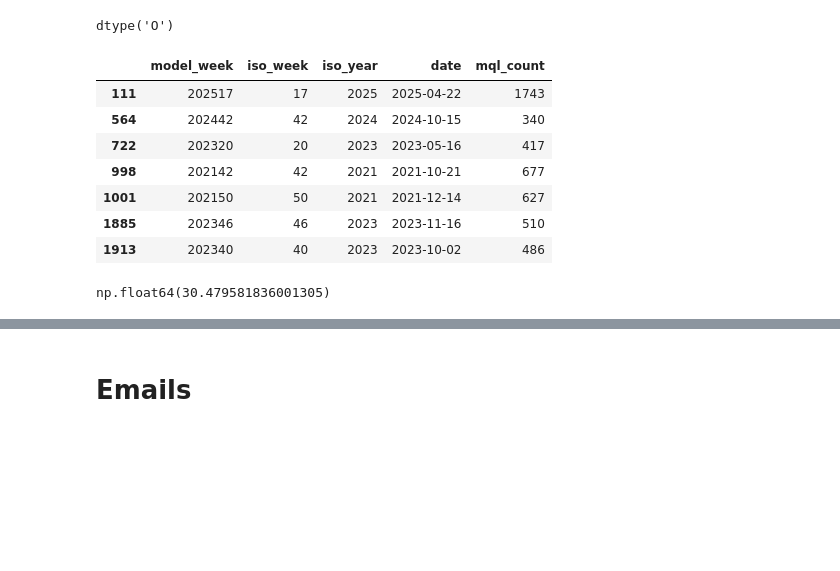
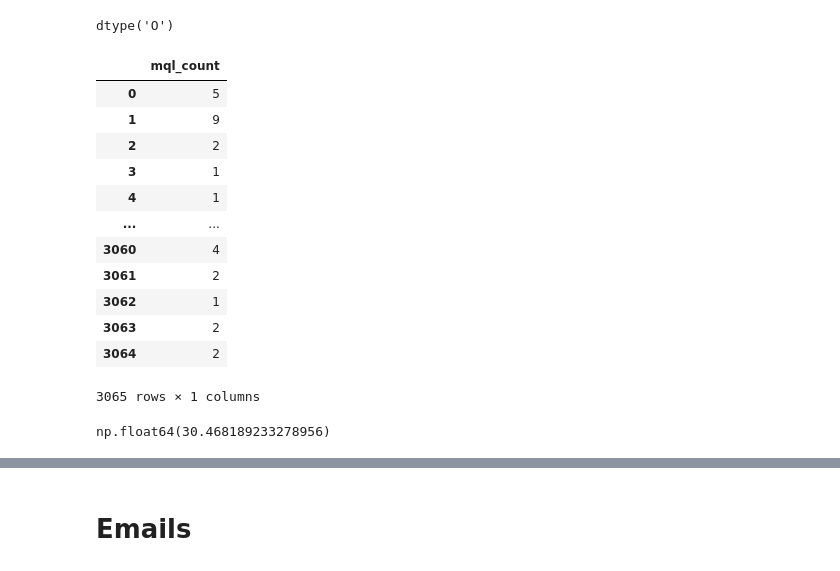
Before and after one commit to claire-danaher-dept/impact-mmm, a Jupyter notebook: dataReview.ipynb, the cells around one changed output, grey strips where cells are left out. Cells and saved outputs as stored; diff of their text form; code cells hidden in the pictures; blank space fills up the shorter version.

```diff
--- a/dataReview.ipynb
+++ b/dataReview.ipynb
@@ -26,9 +23,9 @@ import numpy as np
 # %% [markdown]
 # Code
 # %%
-folder_path = "data/usaonlyanalysis"
-filenames = os.listdir(folder_path)
-print(filenames)
-for i in range(0, len(filenames)):
-    print(filenames[i])
-    print(i)
+# folder_path = "data/usaonlyanalysis"
+# filenames = os.listdir(folder_path)
+# print(filenames)
+# for i in range(0, len(filenames)):
+#     print(filenames[i])
+#     print(i)
@@ -58,7 +37,8 @@ linkedIn_raw = pd.read_csv(folder_path + '/' + 'Impact_ Linkedin Ads Overview Re
 paidgifting_raw = pd.read_csv(folder_path + '/' +  'paid_Gifting.csv')
 fb_raw = pd.read_csv(folder_path + '/' + 'Impact_ Facebook Ads Overview Report_NA - D_W_M + Creatives_Table.csv')
 events_raw = pd.read_csv(folder_path + '/' + 'EventsDataAgg - usonly.csv')
-mqls_raw = pd.read_csv(folder_path + '/' + 'mqlDaily-USOnly.csv')
+mqls_raw = pd.read_csv(folder_path + '/' + 'daily_mqls_pulled_20250617.csv')
+# mqls_raw = pd.read_csv(folder_path + '/' + 'mql_exclude_admin.csv')
 emails_raw = pd.read_csv(folder_path + '/' + 'MarketoData.csv' )
 google_search_raw = pd.read_csv(folder_path + '/' + 'GoogleSearchConsulExport-USOnly-DailyImpressions.csv')
 google_ads_raw = pd.read_csv(folder_path + '/' +  'DEPT Initial Report - US ONLY.csv')
@@ -377,20 +370,26 @@ mqls['iso_year'] = mqls['date'].apply(lambda x: x.isocalendar().year)
 mqls['weekstr'] = mqls['iso_week'].apply(lambda x: '0' + str(x) if len(str(x))<2 else str(x))
 mqls['yearstr'] = mqls['iso_year'].apply(lambda x: str(x))
 mqls['model_week_str'] = mqls['yearstr'] + mqls['weekstr']
-mqls['model_week'] =mqls['model_week_str'].apply(lambda x: int(x))
+mqls['model_week'] = mqls['model_week_str'].apply(lambda x: int(x))
+mqls['mql_count'] = mqls['mql_count'].fillna(0)
 mqls= mqls[['model_week', 'iso_week', 'iso_year', 'date', 'mql_count']]
 # %%
-mqls[mqls['mql_count']>300]
+mqls[['mql_count']]
 # %% [output]
-|  | model_week | iso_week | iso_year | date | mql_count |
-| 111 | 202517 | 17 | 2025 | 2025-04-22 | 1743 |
-| 564 | 202442 | 42 | 2024 | 2024-10-15 | 340 |
-| 722 | 202320 | 20 | 2023 | 2023-05-16 | 417 |
-| 998 | 202142 | 42 | 2021 | 2021-10-21 | 677 |
-| 1001 | 202150 | 50 | 2021 | 2021-12-14 | 627 |
-| 1885 | 202346 | 46 | 2023 | 2023-11-16 | 510 |
-| 1913 | 202340 | 40 | 2023 | 2023-10-02 | 486 |
+|  | mql_count |
+| 0 | 5 |
+| 1 | 9 |
+| 2 | 2 |
+| 3 | 1 |
+| 4 | 1 |
+| ... | ... |
+| 3060 | 4 |
+| 3061 | 2 |
+| 3062 | 1 |
+| 3063 | 2 |
+| 3064 | 2 |
+3065 rows × 1 columns
 # %%
 mqls['mql_count'].mean()
 # %% [output]
-np.float64(30.479581836001305)
+np.float64(30.468189233278956)
```
Also changed, not shown: parts of 61 cells of this notebook, 14 other files.
